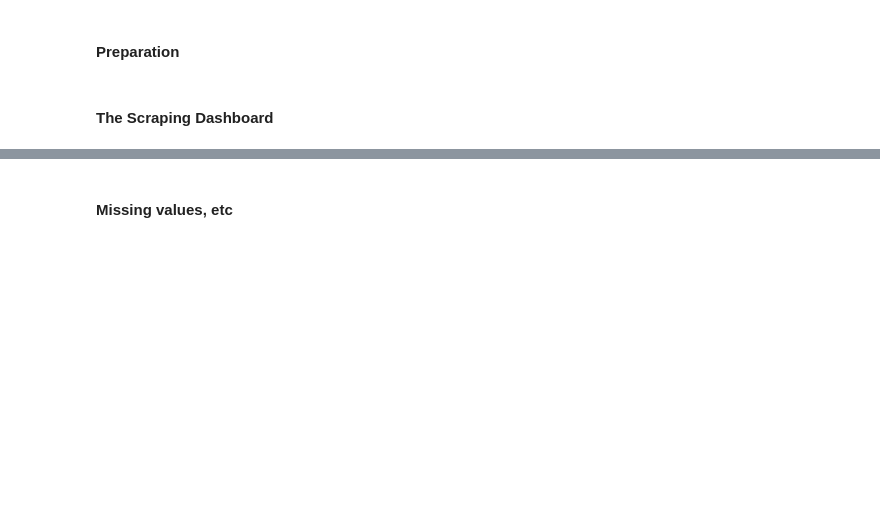
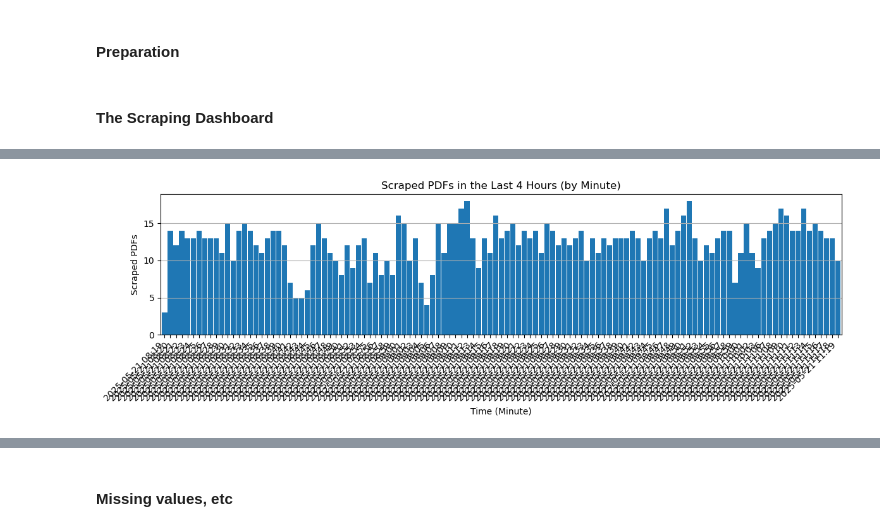
Before and after one commit to lusavkaedu/council-assistant, a Jupyter notebook: notebooks/Dashboard.ipynb, the cells around one changed output, grey strips where cells are left out. Drawn from its saved outputs; the diff is of its cells as text; code cells hidden in the pictures; blank space fills up the shorter version.

```diff
--- a/notebooks/Dashboard.ipynb
+++ b/notebooks/Dashboard.ipynb
@@ -80,3 +80,31 @@ display(df.tail(2))
+# %%
+import matplotlib.pyplot as plt
+import pandas as pd
+from datetime import datetime, timedelta
+
+# Ensure timestamps are datetime
+pdf_manifest["timestamp"] = pd.to_datetime(pdf_manifest["timestamp"], errors="coerce")
+
+# Filter for the last 2 hours
+now = datetime.now()
+cutoff = now - timedelta(hours=3)
+recent = pdf_manifest[pdf_manifest["timestamp"] >= cutoff]
+
+# Group by minute
+grouped_recent = recent.groupby(recent["timestamp"].dt.to_period("min")).size()
+
+# Plot
+plt.figure(figsize=(12, 4))
+grouped_recent.plot(kind="bar", width=0.9)
+plt.title("Scraped PDFs in the Last 4 Hours (by Minute)")
+plt.xlabel("Time (Minute)")
+plt.ylabel("Scraped PDFs")
+plt.xticks(rotation=45, ha="right")
+plt.tight_layout()
+plt.grid(axis="y")
+plt.show()
+# %% [output]
+[figure, added]
 # %%
 import matplotlib.pyplot as plt
 
```
Also changed, not shown: parts of 5 cells of this notebook, 2 other files.
